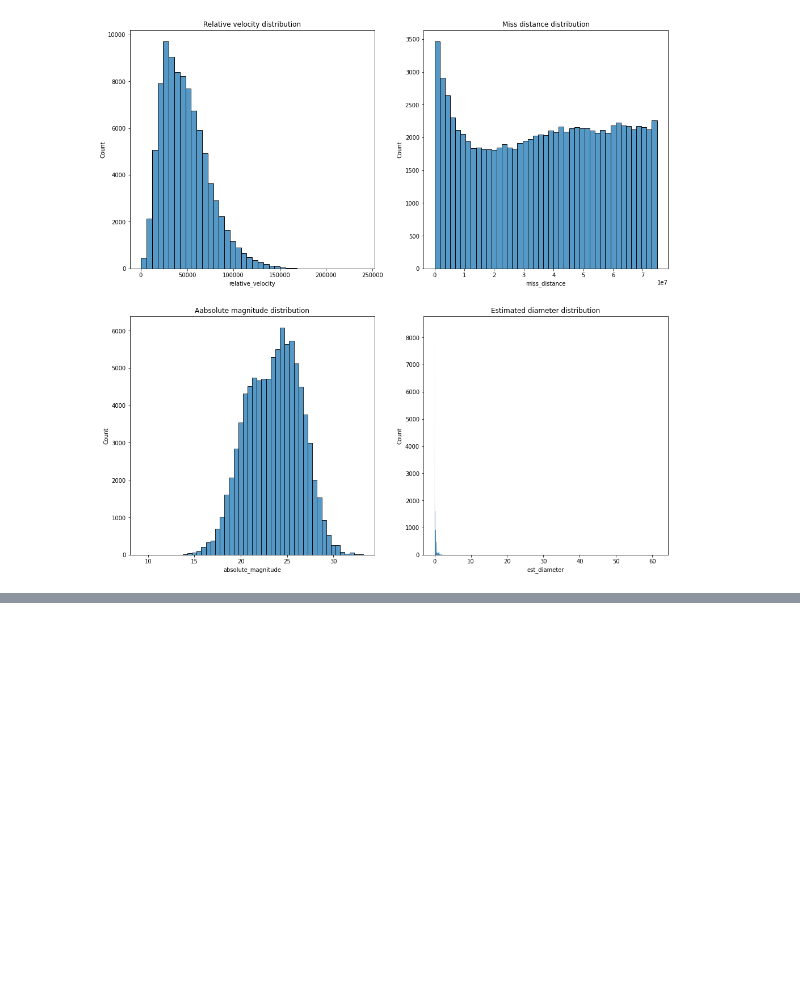
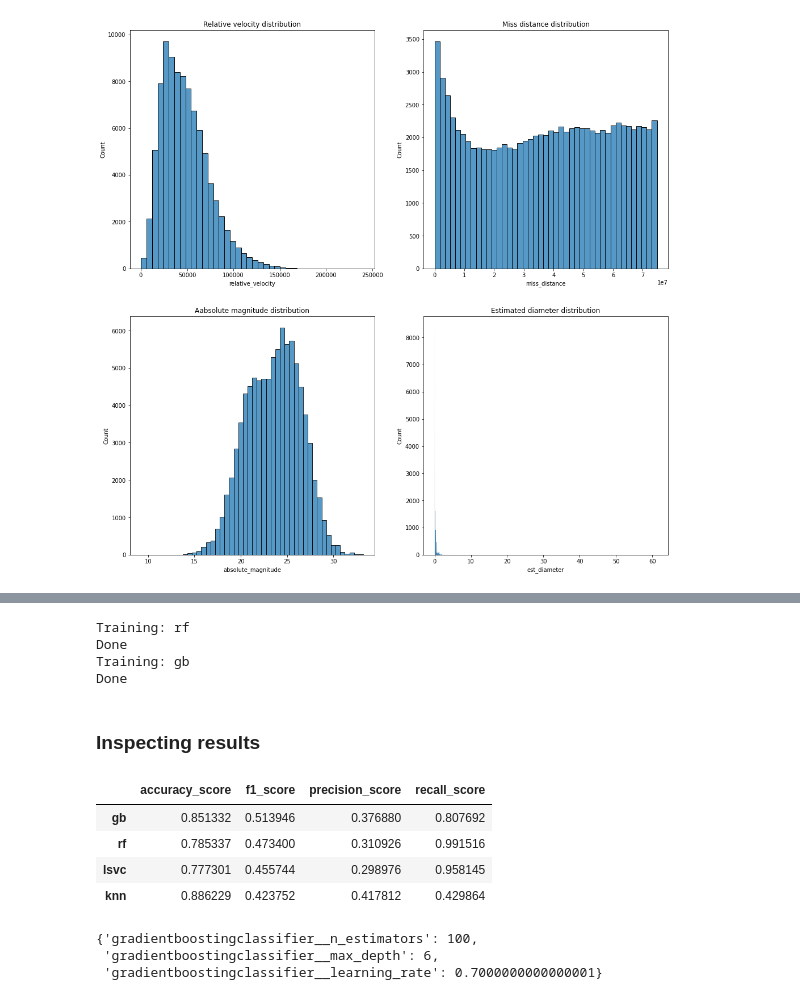
Before and after one commit to gselivirov/NASA_classifiers, a Jupyter notebook: NASA_classifiers.ipynb, the cells around one changed output, grey strips where cells are left out. Saved outputs shown, nothing was run; the diff lists cells and outputs as text; code cells hidden in the pictures; blank space fills up the shorter version.

```diff
--- a/NASA_classifiers.ipynb
+++ b/NASA_classifiers.ipynb
@@ -512,0 +189,41 @@ best_forest_metrics.append([lsvc_metrics,svc_metrics,knn_metrics,best_gbc_metric
+# %%
+for algo, pipeline in random_pipelines.items():
+  try:
+    print(f"Training: {algo}")
+    model = RandomizedSearchCV(pipeline, random_params[algo], n_jobs=-1, cv=5, scoring="f1")
+    model.fit(X_train_over, y_train_over)
+    fit_models[algo] = model
+    print(f"Done")
+  except:
+    print(f"{algo} failed")
+# %% [output]
+Training: rf
+Done
+Training: gb
+Done
+# %% [markdown]
+### Inspecting results
+# %%
+res = []
+for algo, model in fit_models.items():
+  y_pred = model.predict(X_test)
+  res.append(pd.DataFrame({"accuracy_score" : metrics.accuracy_score(y_test, y_pred),
+                      "f1_score" : metrics.f1_score(y_test, y_pred),
+                      "precision_score" : metrics.precision_score(y_test, y_pred),
+                      "recall_score" : metrics.recall_score(y_test, y_pred)},
+                      index=[f"{algo}"]))
+
+metrics_df = pd.concat(res).sort_values("f1_score", ascending=False)
+metrics_df
+# %% [output]
+|  | accuracy_score | f1_score | precision_score | recall_score |
+| gb | 0.851332 | 0.513946 | 0.376880 | 0.807692 |
+| rf | 0.785337 | 0.473400 | 0.310926 | 0.991516 |
+| lsvc | 0.777301 | 0.455744 | 0.298976 | 0.958145 |
+| knn | 0.886229 | 0.423752 | 0.417812 | 0.429864 |
+# %%
+fit_models["gb"].best_params_
+# %% [output]
+{'gradientboostingclassifier__n_estimators': 100,
+ 'gradientboostingclassifier__max_depth': 6,
+ 'gradientboostingclassifier__learning_rate': 0.7000000000000001}
```
Also changed, not shown: parts of 73 cells of this notebook.
